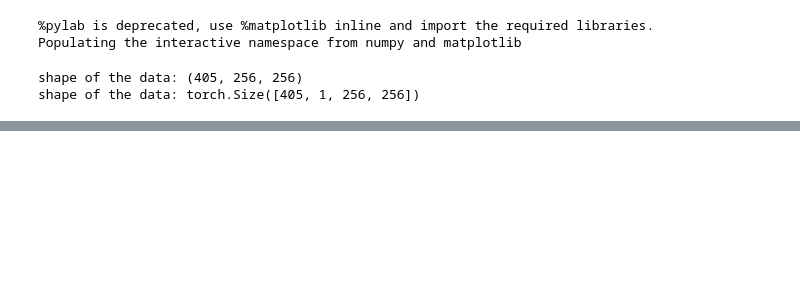
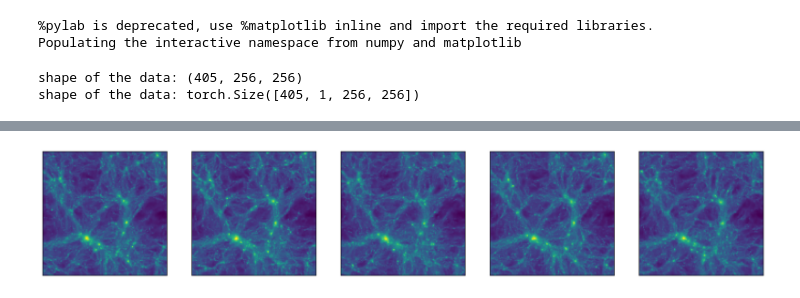
Before and after one commit to yueyingn/ML-Hackathon-2024, a Jupyter notebook: flow_matching_hack/EDA.ipynb, the cells around one changed output, grey strips where cells are left out. Drawn from its saved outputs; the diff is of its cells as text; code cells hidden in the pictures; blank space fills up the shorter version.

```diff
--- a/flow_matching_hack/EDA.ipynb
+++ b/flow_matching_hack/EDA.ipynb
@@ -480,0 +508,13 @@ for i, time in enumerate(times):
+# %%
+test_data = SupResDataset(dm_map, lr_size=32, hr_size=128, transform=None)
+# %%
+# same LR, different noise samples
+fig, ax = plt.subplots(ncols=5, figsize=(20,6))
+for i in range(5):
+    lr_img, hr_img = test_data[0]
+    sampled_hr = flow_matching.fm.sample(lr_img.cuda()[None], n_sampling_steps=5)
+    ax[i].imshow(sampled_hr.detach().cpu().squeeze())
+    ax[i].set_xticks([])
+    ax[i].set_yticks([])
+# %% [output]
+[figure, added]
```
Also changed, not shown: parts of 8 cells of this notebook.
